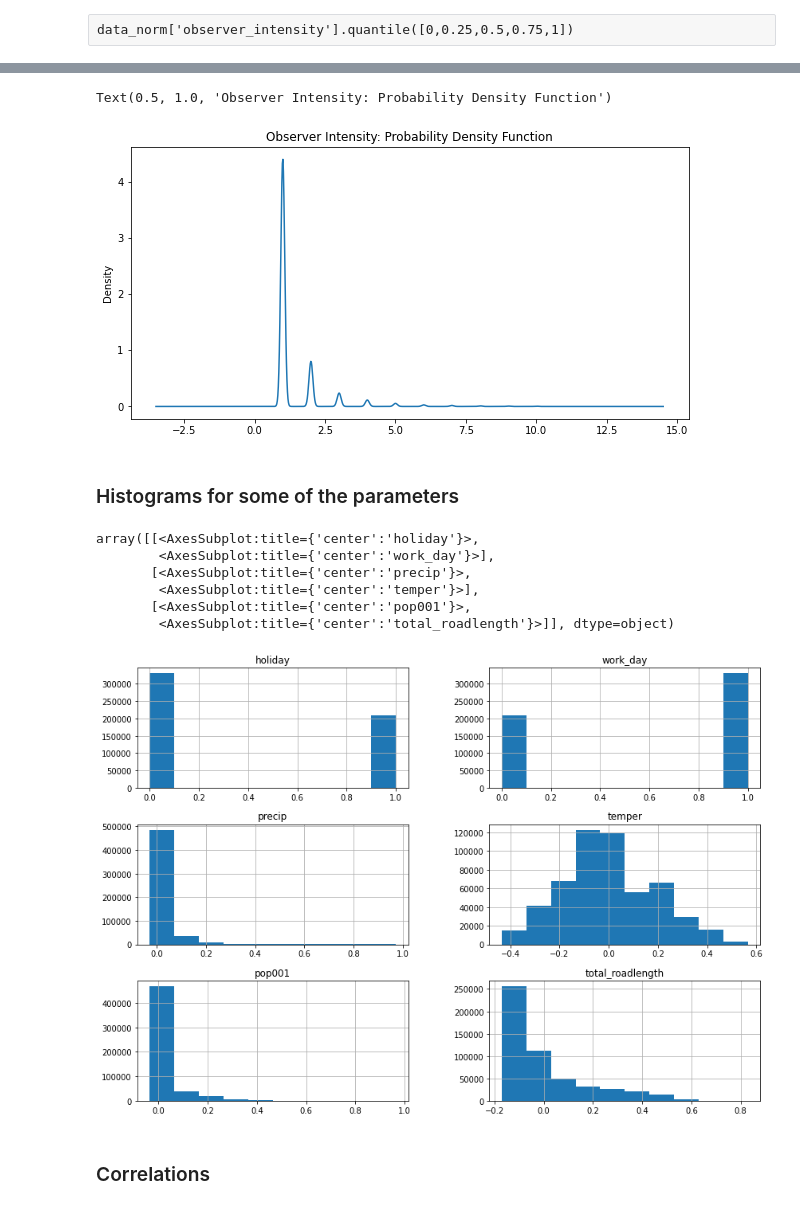
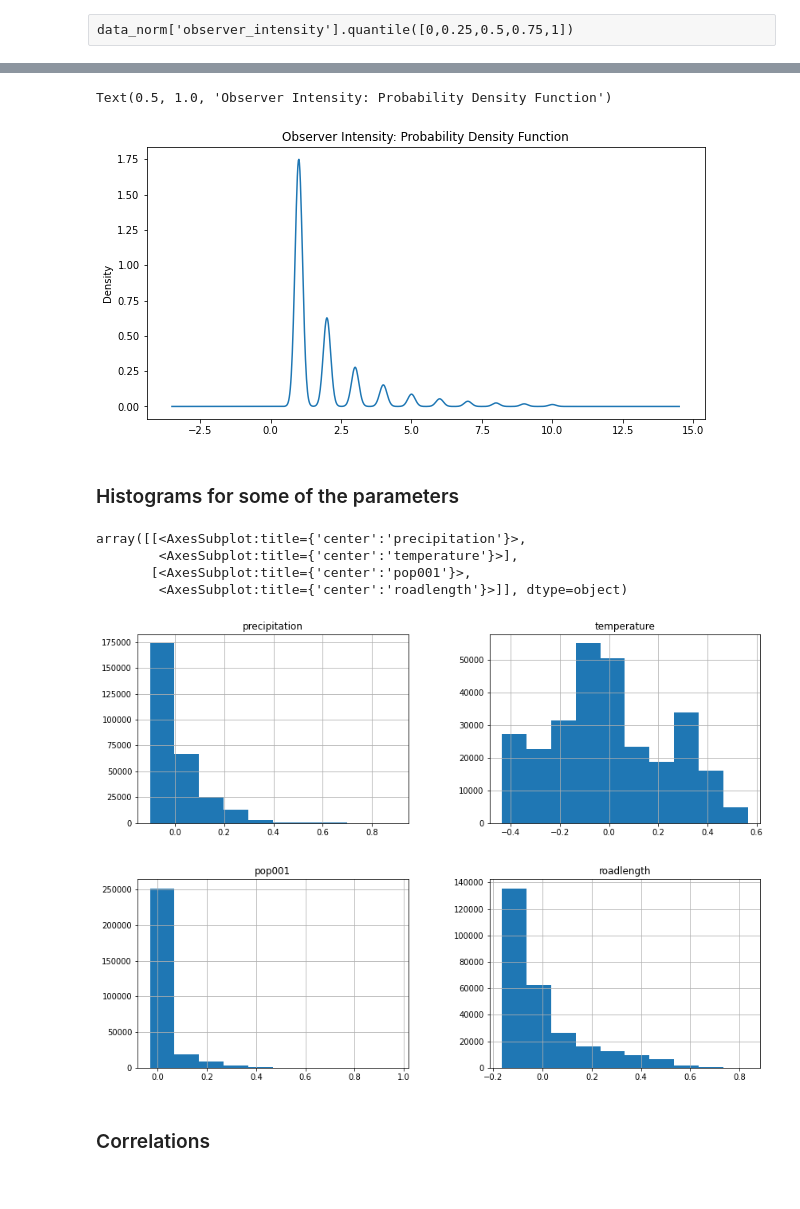
Before and after one commit to 3enedix/BGP_2021_B, a Jupyter notebook: expl_data_statistics.ipynb, the cells around one changed output, grey strips where cells are left out. Saved outputs shown, nothing was run; the diff lists cells and outputs as text; code cells hidden in the pictures.

```diff
--- a/expl_data_statistics.ipynb
+++ b/expl_data_statistics.ipynb
@@ -6,7 +6,7 @@ import numpy as np
 import matplotlib.pyplot as plt
 %load_ext sql
 # %%
-data = pd.read_sql_table('dataset_2_notadded', 'postgresql://s2495929:_s2495929_@gip.itc.utwente.nl:5434/c211')
+data = pd.read_sql_table('merged_weekly', 'postgresql://s2495929:_s2495929_@gip.itc.utwente.nl:5434/c211')
 # %%
 data.head()
 # %% [output]
@@ -112,18 +112,16 @@ data_norm['observer_intensity'][data_norm['observer_intensity'] <= 10].plot(kind
 plt.title('Observer Intensity: Probability Density Function')
 # %% [output]
 Text(0.5, 1.0, 'Observer Intensity: Probability Density Function')
-[figure, old version]
+[figure, new version]
 # %% [markdown]
 ### Histograms for some of the parameters
 # %%
-data_norm.hist(column=['holiday', 'work_day', 'precip', 'temper', 'pop001', 'total_roadlength'],bins=10, figsize=(14, 10))
+data_norm.hist(column=['precipitation', 'temperature', 'pop001', 'roadlength'],bins=10, figsize=(14, 10))
 # %% [output]
-array([[<AxesSubplot:title={'center':'holiday'}>,
-        <AxesSubplot:title={'center':'work_day'}>],
-       [<AxesSubplot:title={'center':'precip'}>,
-        <AxesSubplot:title={'center':'temper'}>],
+array([[<AxesSubplot:title={'center':'precipitation'}>,
+        <AxesSubplot:title={'center':'temperature'}>],
        [<AxesSubplot:title={'center':'pop001'}>,
-        <AxesSubplot:title={'center':'total_roadlength'}>]], dtype=object)
+        <AxesSubplot:title={'center':'roadlength'}>]], dtype=object)
-[figure, old version]
+[figure, new version]
 # %% [markdown]
 ### Correlations
```
Also changed, not shown: parts of 18 cells of this notebook, 1 other file.
